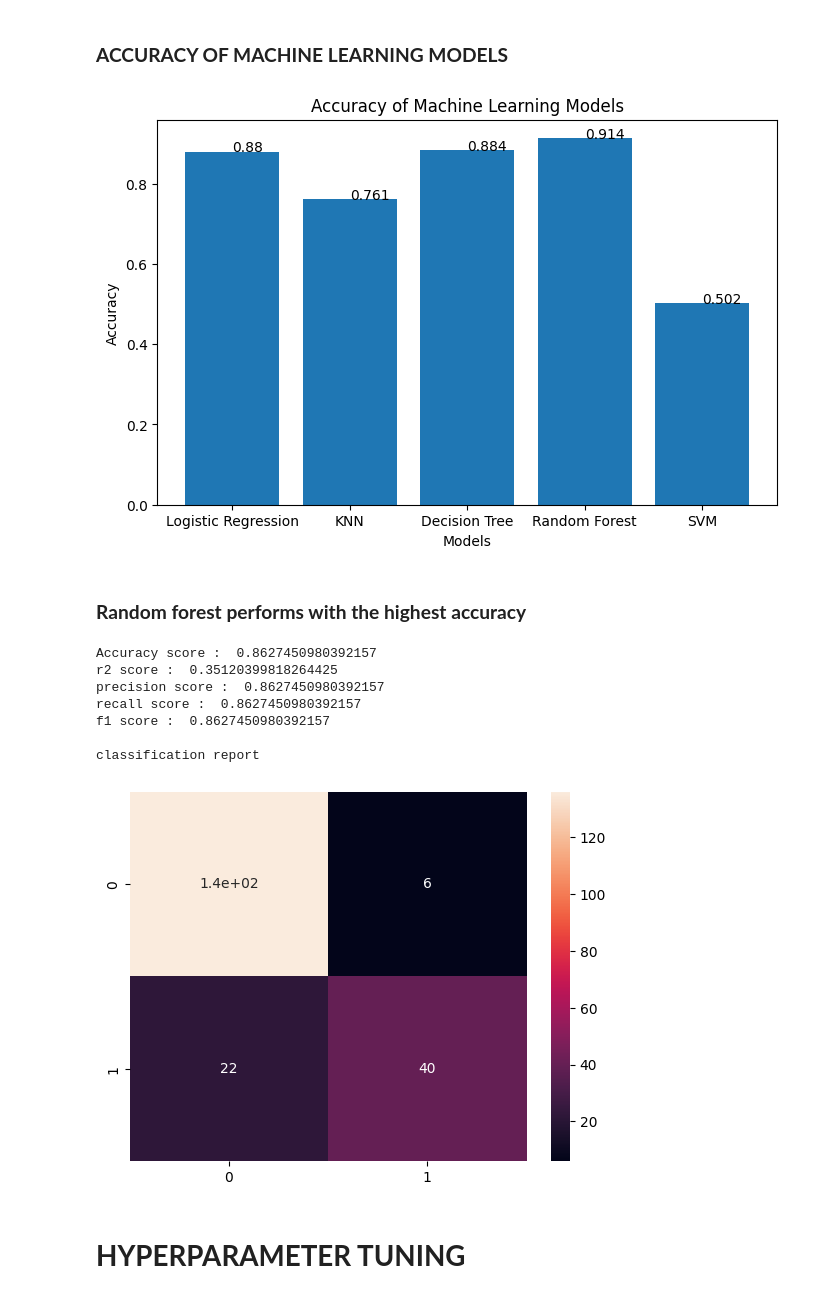
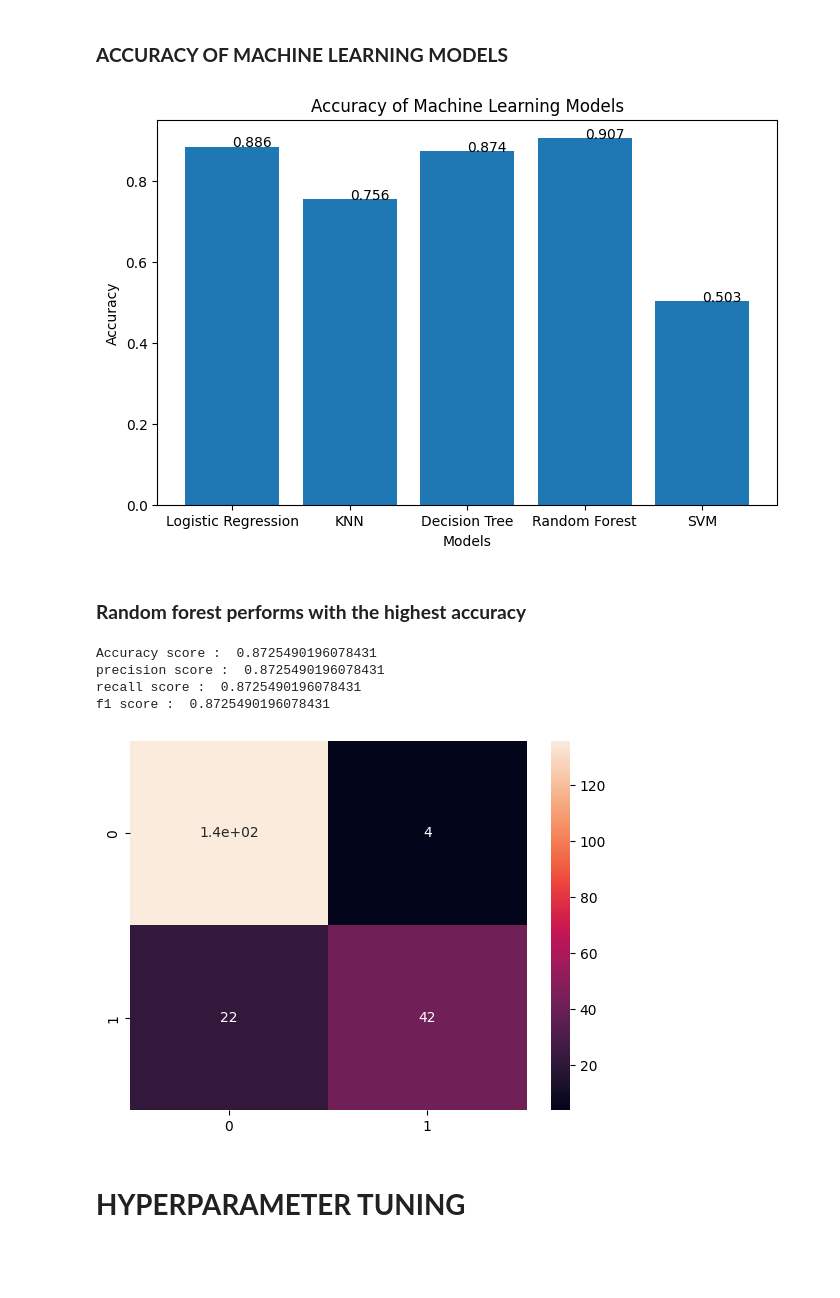
Before and after one commit to arpanastanley24/Detection-of-austism-spectrum-disorder-ASD-, a Jupyter notebook: Detection_of_Autism_Spectrum_Disorder(ASD).ipynb, the cells around one changed output. Drawn from its saved outputs; the diff is of its cells as text; code cells hidden in the pictures; blank space fills up the shorter version.

```diff
--- a/Detection_of_Autism_Spectrum_Disorder(ASD).ipynb
+++ b/Detection_of_Autism_Spectrum_Disorder(ASD).ipynb
@@ -408,27 +408,27 @@ Support Vector Machine Average CV Score:  0.5118482966309054
 ### **ACCURACY OF MACHINE LEARNING MODELS**
 # %%
 models = ['Logistic Regression', 'KNN', 'Decision Tree', 'Random Forest', 'SVM']
-accuracy = [0.880, 0.761, 0.884, 0.914, 0.502]
+accuracy = [0.886, 0.756, 0.874, 0.907, 0.503]
 
 fig, ax = plt.subplots()
 ax.bar(models, accuracy)
 
 # Set the figure size
 fig.set_size_inches(8, 5)  # Adjust the width and height as desired
 
 for index, value in enumerate(accuracy):
     plt.text(index, value,
              str(value))
 
 # Add labels and titles
 ax.set_xlabel('Models')
 ax.set_ylabel('Accuracy')
 ax.set_title('Accuracy of Machine Learning Models')
 
 # Display the plot
 plt.show()
 # %% [output]
-[figure, old version]
+[figure, new version]
 # %% [markdown]
 ### **Random forest performs with the highest accuracy**
 # %%
@@ -439,24 +439,19 @@ rfc.fit(x_train, y_train)
 y_pred = rfc.predict(x_test)
 
 #Evaluation of the model
-from sklearn.metrics import confusion_matrix, f1_score, recall_score, precision_score, r2_score, accuracy_score, classification_report
+from sklearn.metrics import confusion_matrix, f1_score, recall_score, precision_score, r2_score, accuracy_score
 print("Accuracy score : ",accuracy_score(y_pred,y_test))
-print("r2 score : ",r2_score(y_pred,y_test))
 print("precision score : ",precision_score(y_pred,y_test,average='micro'))
 print("recall score : ",recall_score(y_pred,y_test,average='micro'))
 print("f1 score : ",f1_score(y_pred,y_test,average='micro'))
-print("\nclassification report \n")
 sns.heatmap(confusion_matrix(y_pred,y_test), annot = True)
 plt.show()
 # %% [output]
-Accuracy score :  0.8627450980392157
-r2 score :  0.35120399818264425
-precision score :  0.8627450980392157
-recall score :  0.8627450980392157
-f1 score :  0.8627450980392157
-
-classification report
+Accuracy score :  0.8725490196078431
+precision score :  0.8725490196078431
+recall score :  0.8725490196078431
+f1 score :  0.8725490196078431
-[figure, old version]
+[figure, new version]
 # %% [markdown]
 # **HYPERPARAMETER TUNING**
 # %%
```
Also changed, not shown: parts of 9 cells of this notebook.
